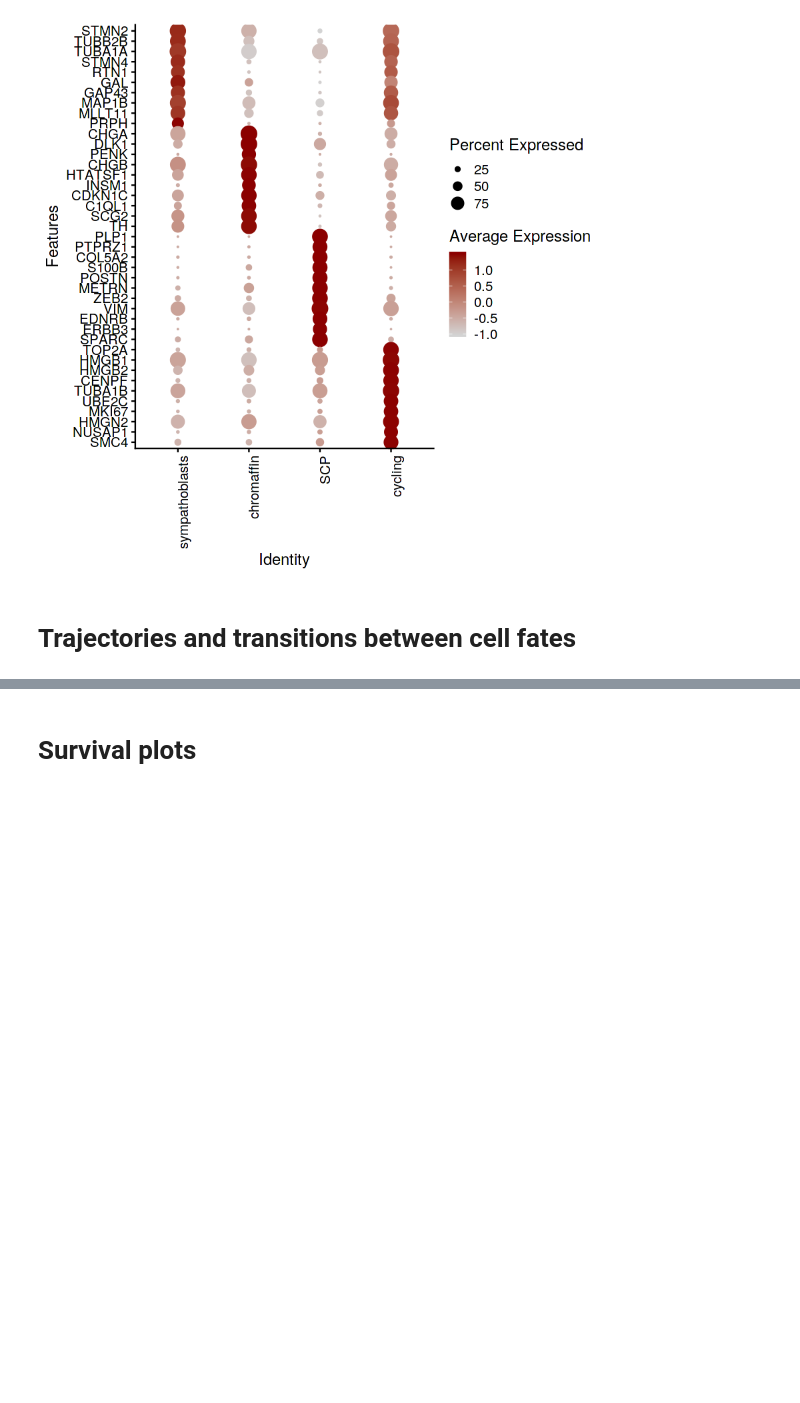
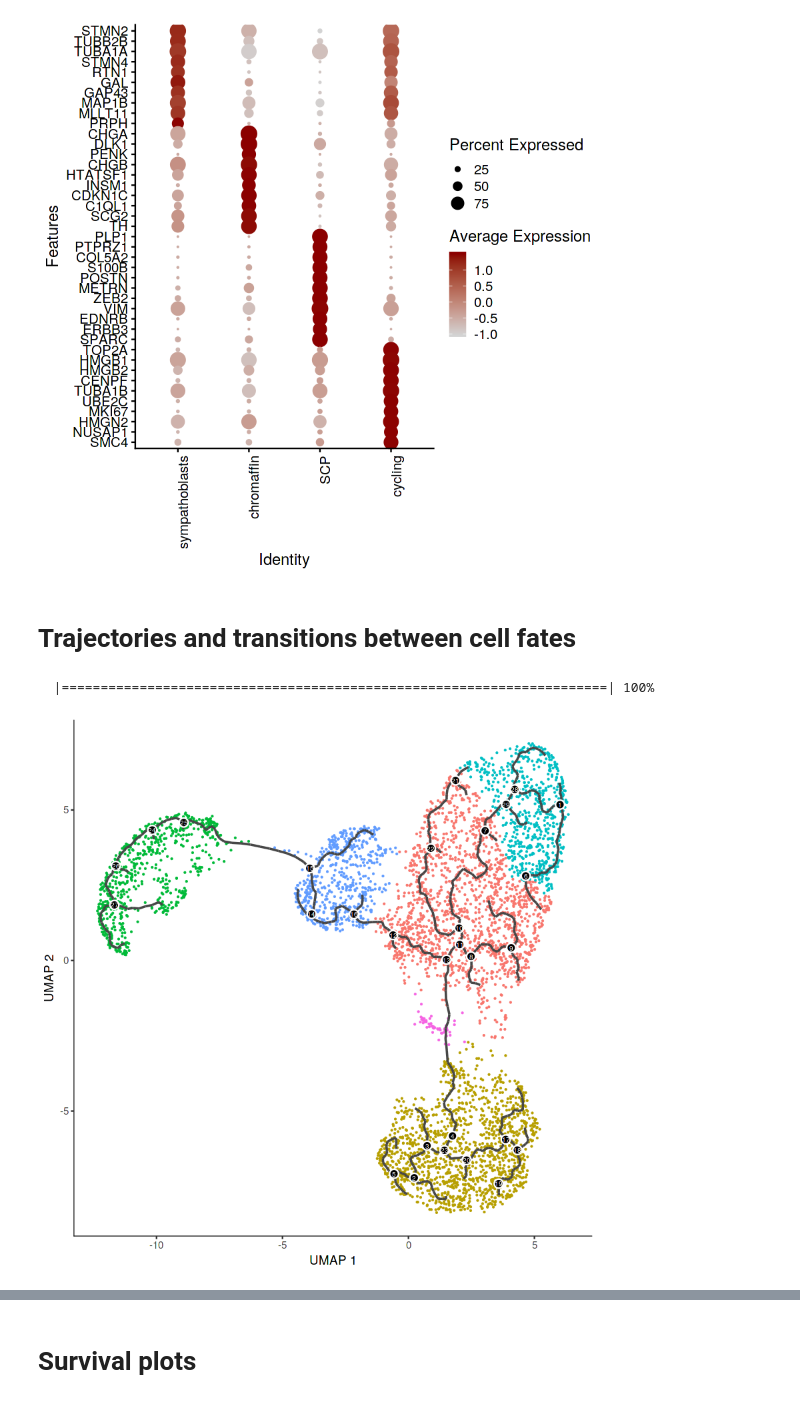
Before and after one commit to artem-artemov/adrenal, a Jupyter notebook: notebooks/human_adrenal_medulla.ipynb, the cells around one changed output, grey strips where cells are left out. Cells and saved outputs as stored; diff of their text form; code cells hidden in the pictures; blank space fills up the shorter version.

Commit message:
medulla trajectories

```diff
--- a/notebooks/human_adrenal_medulla.ipynb
+++ b/notebooks/human_adrenal_medulla.ipynb
@@ -148,3 +148,18 @@ write.csv(adrenal_medulla$SR@reductions$umap@cell.embeddings,
           file='../data/embeddings/adrenal_medulla.UMAP.csv')
 # %% [markdown]
 # Trajectories and transitions between cell fates
+# %%
+source('../src/bridge_heatmap.R')
+cds = seurat2monocle(adrenal_medulla$SR, fix_partitions=T)
+# %% [output]
+  |======================================================================| 100%
+# %%
+plot_cells(cds,
+           color_cells_by = "seurat_cluster",
+           label_groups_by_cluster=FALSE,
+           label_leaves=FALSE,
+           label_branch_points=T,
+          cell_size = 0.5,
+          label_cell_groups=F)+NoLegend()
+# %% [output]
+[figure, added]
```
Also changed, not shown: parts of 4 cells of this notebook.
